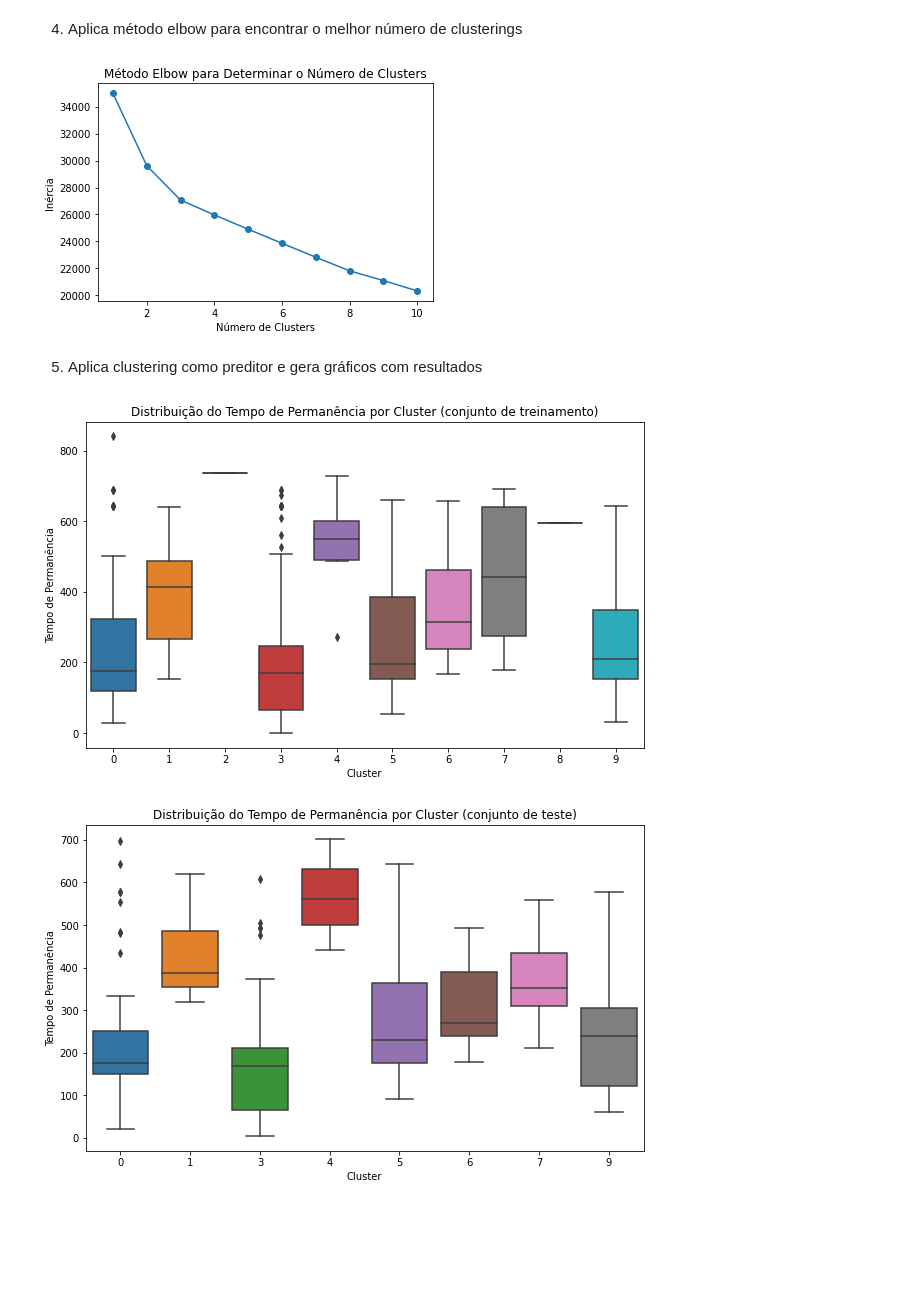
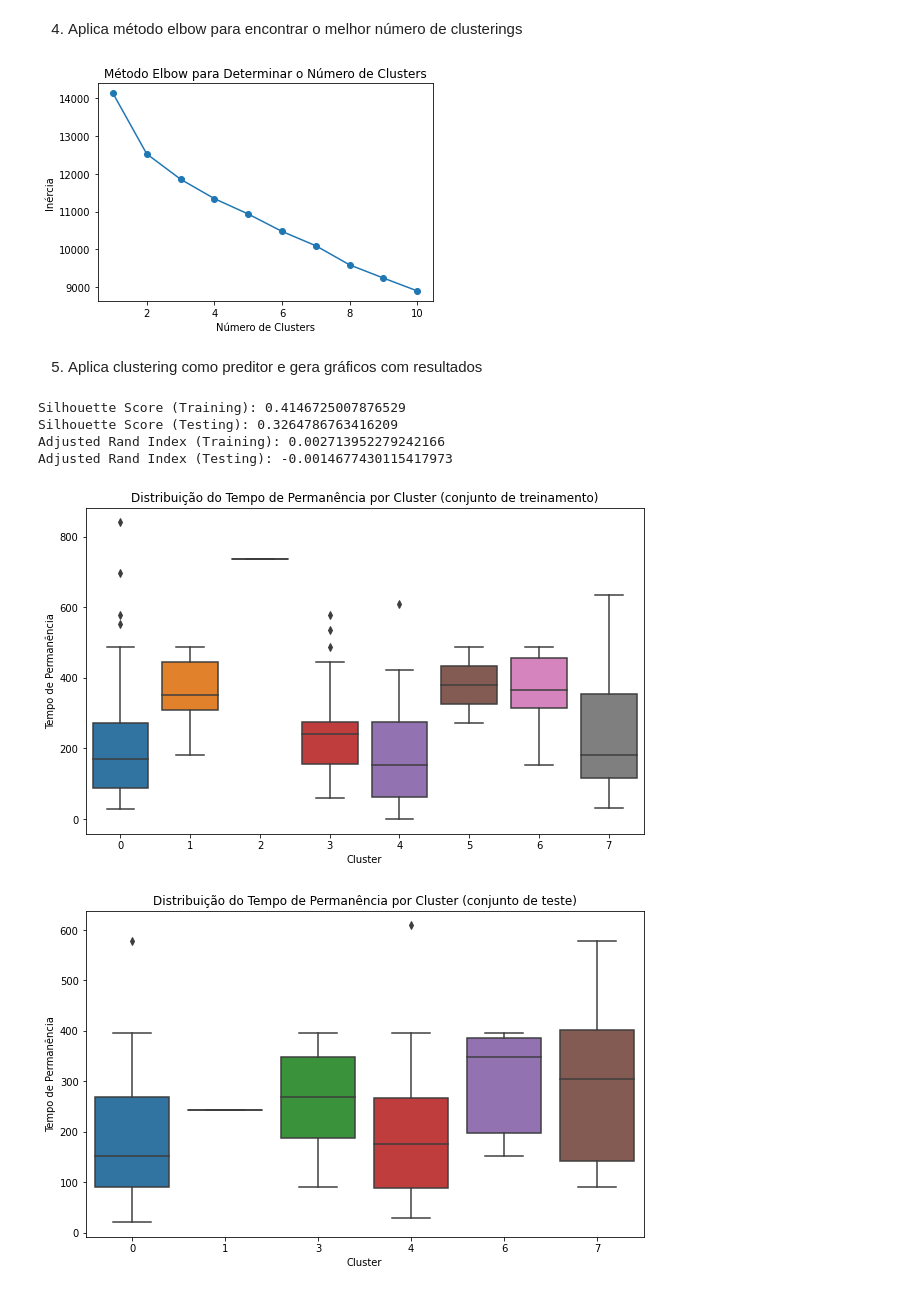
Before and after one commit to alessitomas/streamlit-deploy, a Jupyter notebook: src/notebooks/modelo_cluster.ipynb, the cells around one changed output. Drawn from its saved outputs; the diff is of its cells as text; code cells hidden in the pictures; blank space fills up the shorter version.

```diff
--- a/src/notebooks/modelo_cluster.ipynb
+++ b/src/notebooks/modelo_cluster.ipynb
@@ -66,6 +66,10 @@ data.drop(columns=["PESSOA_PIPEDRIVE_id_person", "PESSOA_PIPEDRIVE_id_gender","P
 
 data = pd.get_dummies(data,columns=["FUNIL_ASSINATURA_PIPEDRIVE_status"], prefix='assinatura_status')
 data = pd.get_dummies(data,columns=['FUNIL_ASSINATURA_PIPEDRIVE_lost_reason'], prefix='assinatura_lost_reason')
+
+for indice, linha in data['assinatura_status_lost'].items():
+  if linha != 1:
+    data.drop(indice, inplace=True)
 # %% [markdown]
 3. Normaliza os dados
 # %%
@@ -85,45 +89,63 @@ for k in range(1, 11):
     kmeans.fit(data_scaled)
     inertia.append(kmeans.inertia_)
 
-# Plote o gráfico de Elbow
 plt.plot(range(1, 11), inertia, marker='o')
 plt.title('Método Elbow para Determinar o Número de Clusters')
 plt.xlabel('Número de Clusters')
 plt.ylabel('Inércia')
 plt.show()
 # %% [output]
-[figure, old version]
+[figure, new version]
 # %% [markdown]
 5. Aplica clustering como preditor e gera gráficos com resultados
 # %%
 import matplotlib.pyplot as plt
 import seaborn as sns
 from sklearn.cluster import KMeans
 from sklearn.model_selection import train_test_split
+from sklearn.metrics import silhouette_score, adjusted_rand_score
 
 X = data.drop(columns=['stay_time'])
 y = data['stay_time']
 
 X_train, X_test, y_train, y_test = train_test_split(X, y, test_size=0.2, random_state=42)
 
-kmeans = KMeans(n_clusters=10, random_state=42)
+kmeans = KMeans(n_clusters=8, random_state=42)
 X_train['cluster'] = kmeans.fit_predict(X_train)
 
 X_test['cluster'] = kmeans.predict(X_test)
+
+# Silhouette Score
+silhouette_train = silhouette_score(X_train, X_train['cluster'])
+silhouette_test = silhouette_score(X_test, X_test['cluster'])
+
+print(f"Silhouette Score (Training): {silhouette_train}")
+print(f"Silhouette Score (Testing): {silhouette_test}")
+
+# Adjusted Rand Index
+ari_train = adjusted_rand_score(y_train, X_train['cluster'])
+ari_test = adjusted_rand_score(y_test, X_test['cluster'])
+
+print(f"Adjusted Rand Index (Training): {ari_train}")
+print(f"Adjusted Rand Index (Testing): {ari_test}")
 
 plt.figure(figsize=(10, 6))
 sns.boxplot(x='cluster', y=data['stay_time'], data=X_train)
 plt.title('Distribuição do Tempo de Permanência por Cluster (conjunto de treinamento)')
 plt.xlabel('Cluster')
 plt.ylabel('Tempo de Permanência')
 plt.show()
 
 plt.figure(figsize=(10, 6))
 sns.boxplot(x='cluster', y=data['stay_time'], data=X_test)
 plt.title('Distribuição do Tempo de Permanência por Cluster (conjunto de teste)')
 plt.xlabel('Cluster')
 plt.ylabel('Tempo de Permanência')
 plt.show()
 # %% [output]
+Silhouette Score (Training): 0.4146725007876529
+Silhouette Score (Testing): 0.3264786763416209
+Adjusted Rand Index (Training): 0.002713952279242166
+Adjusted Rand Index (Testing): -0.0014677430115417973
-[figure, old version]
+[figure, new version]
-[figure, old version]
+[figure, new version]
```
Also changed, not shown: parts of 4 cells of this notebook.
